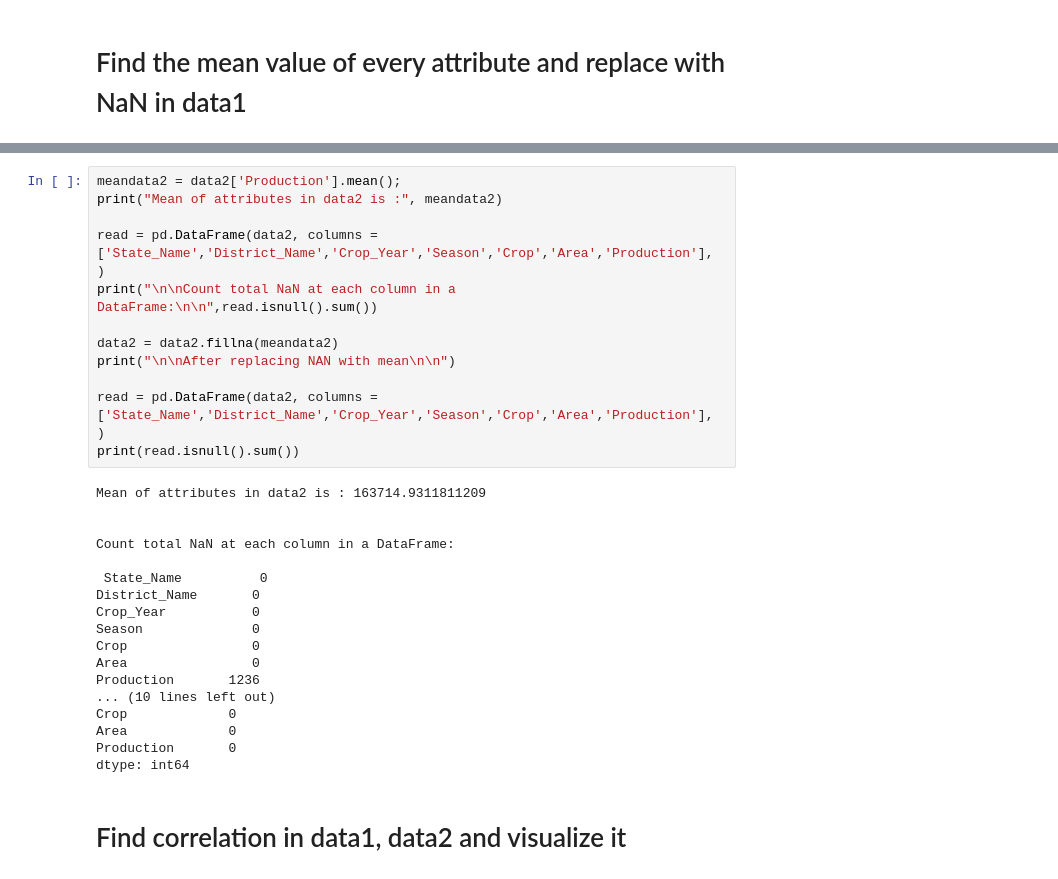
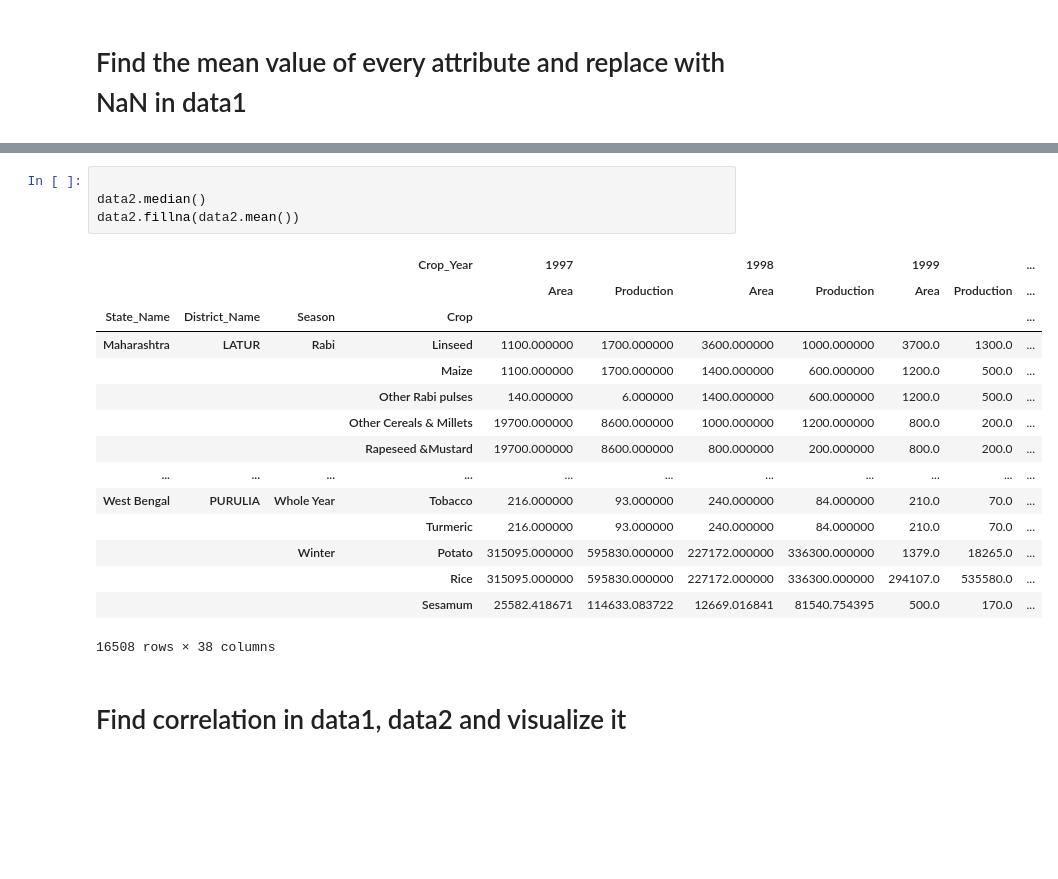
Before and after one commit to Shubhamsahu51/Data-Mining, a Jupyter notebook: MIT2020051_Lab_Assignment_1.ipynb, the cells around one changed output, grey strips where cells are left out. Cells and saved outputs as stored; diff of their text form; blank space fills up the shorter version.

```diff
--- a/MIT2020051_Lab_Assignment_1.ipynb
+++ b/MIT2020051_Lab_Assignment_1.ipynb
@@ -125,32 +167,22 @@ dtype: int64
-# %%
-meandata2 = data2['Production'].mean();
-print("Mean of attributes in data2 is :", meandata2)
-
-read = pd.DataFrame(data2, columns =['State_Name','District_Name','Crop_Year','Season','Crop','Area','Production'], )
-print("\n\nCount total NaN at each column in a DataFrame:\n\n",read.isnull().sum())
-
-data2 = data2.fillna(meandata2)
-print("\n\nAfter replacing NAN with mean\n\n")
-
-read = pd.DataFrame(data2, columns =['State_Name','District_Name','Crop_Year','Season','Crop','Area','Production'], )
-print(read.isnull().sum())
-# %% [output]
-Mean of attributes in data2 is : 163714.9311811209
-
-
-Count total NaN at each column in a DataFrame:
-
- State_Name          0
-District_Name       0
-Crop_Year           0
-Season              0
-Crop                0
-Area                0
-Production       1236
-... (10 lines left out)
-Crop             0
-Area             0
-Production       0
-dtype: int64
+# %%
+
+data2.median()
+data2.fillna(data2.mean())
+# %% [output]
+|  |  |  | Crop_Year | 1997 |  | 1998 |  | 1999 |  | ... |
+|  |  |  |  | Area | Production | Area | Production | Area | Production | ... |
+| State_Name | District_Name | Season | Crop |  |  |  |  |  |  | ... |
+| Maharashtra | LATUR | Rabi | Linseed | 1100.000000 | 1700.000000 | 3600.000000 | 1000.000000 | 3700.0 | 1300.0 | ... |
+|  |  |  | Maize | 1100.000000 | 1700.000000 | 1400.000000 | 600.000000 | 1200.0 | 500.0 | ... |
+|  |  |  | Other Rabi pulses | 140.000000 | 6.000000 | 1400.000000 | 600.000000 | 1200.0 | 500.0 | ... |
+|  |  |  | Other Cereals & Millets | 19700.000000 | 8600.000000 | 1000.000000 | 1200.000000 | 800.0 | 200.0 | ... |
+|  |  |  | Rapeseed &Mustard | 19700.000000 | 8600.000000 | 800.000000 | 200.000000 | 800.0 | 200.0 | ... |
+| ... | ... | ... | ... | ... | ... | ... | ... | ... | ... | ... |
+| West Bengal | PURULIA | Whole Year | Tobacco | 216.000000 | 93.000000 | 240.000000 | 84.000000 | 210.0 | 70.0 | ... |
+|  |  |  | Turmeric | 216.000000 | 93.000000 | 240.000000 | 84.000000 | 210.0 | 70.0 | ... |
+|  |  | Winter | Potato | 315095.000000 | 595830.000000 | 227172.000000 | 336300.000000 | 1379.0 | 18265.0 | ... |
+|  |  |  | Rice | 315095.000000 | 595830.000000 | 227172.000000 | 336300.000000 | 294107.0 | 535580.0 | ... |
+|  |  |  | Sesamum | 25582.418671 | 114633.083722 | 12669.016841 | 81540.754395 | 500.0 | 170.0 | ... |
+16508 rows × 38 columns
 # %% [markdown]
 # Find correlation in data1, data2 and visualize it
```
Also changed, not shown: parts of 16 cells of this notebook.
